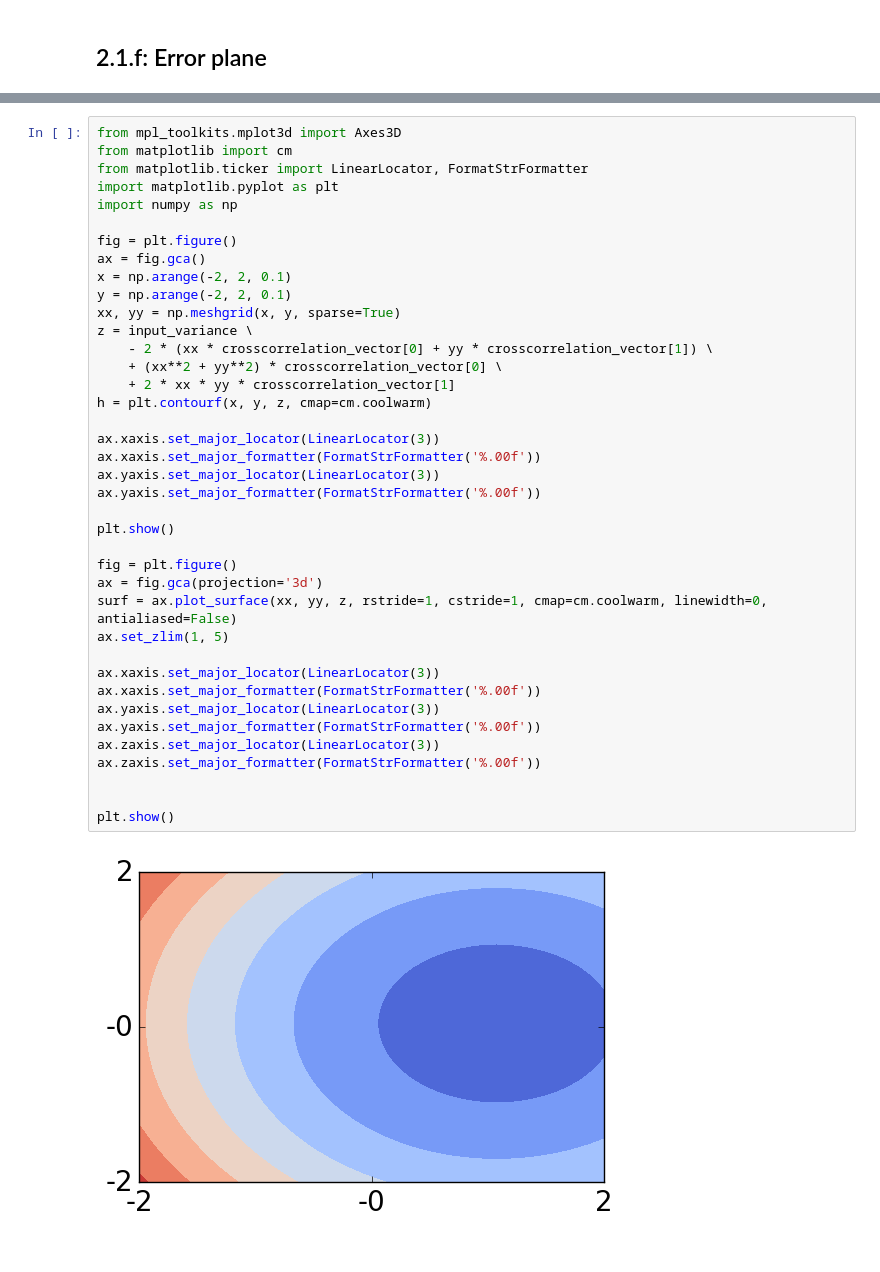
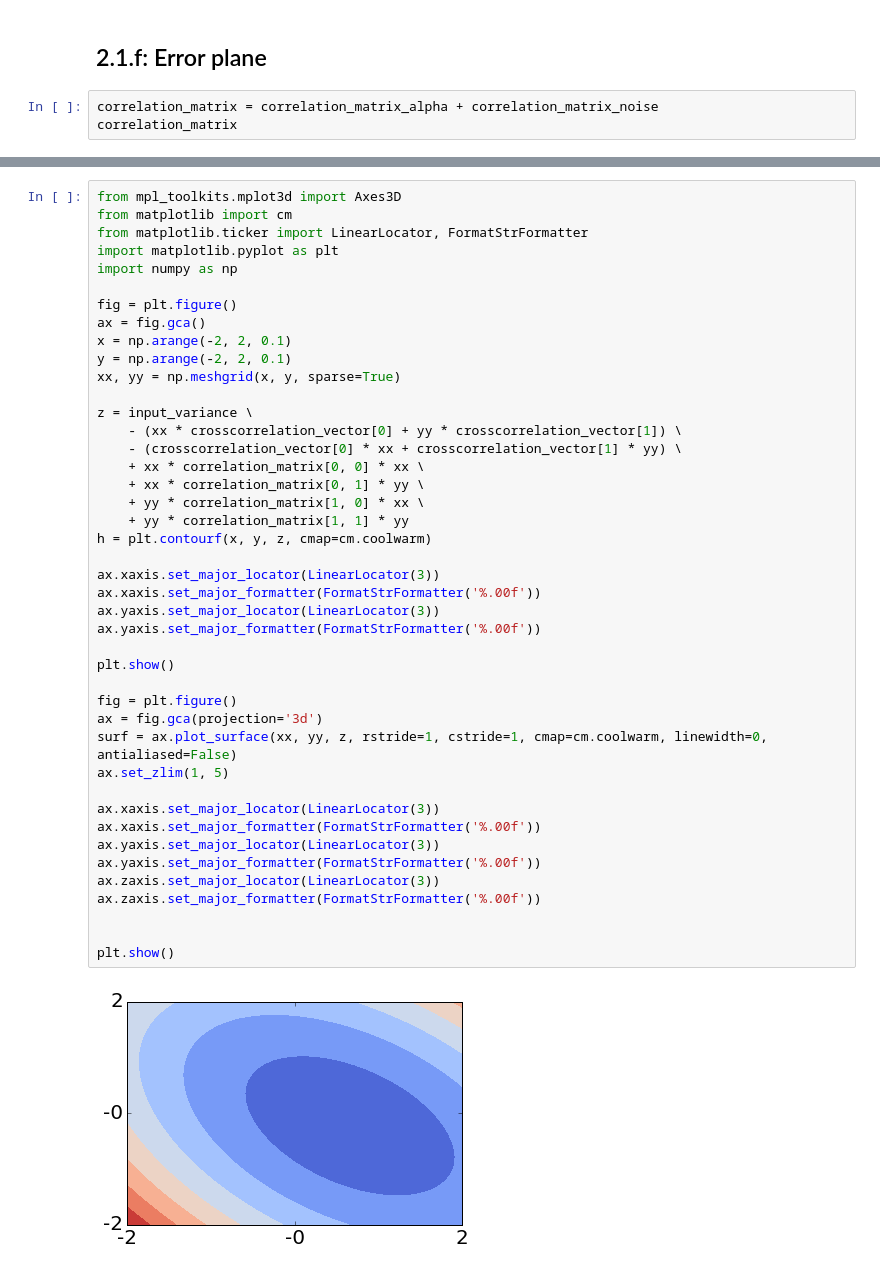
Before and after one commit to fgnt/oaf, a Jupyter notebook: notebooks/Exercises/E2 - Wiener Filter.ipynb, the cells around one changed output, grey strips where cells are left out. Cells and saved outputs as stored; diff of their text form.

```diff
--- a/notebooks/Exercises/E2 - Wiener Filter.ipynb
+++ b/notebooks/Exercises/E2 - Wiener Filter.ipynb
@@ -179,3 +179,6 @@ mse
 array([[ 0.]])
 # %% [markdown]
 ## 2.1.f: Error plane
+# %%
+correlation_matrix = correlation_matrix_alpha + correlation_matrix_noise
+correlation_matrix
@@ -189,34 +197,38 @@ import numpy as np
 fig = plt.figure()
 ax = fig.gca()
 x = np.arange(-2, 2, 0.1)
 y = np.arange(-2, 2, 0.1)
 xx, yy = np.meshgrid(x, y, sparse=True)
+
 z = input_variance \
-    - 2 * (xx * crosscorrelation_vector[0] + yy * crosscorrelation_vector[1]) \
-    + (xx**2 + yy**2) * crosscorrelation_vector[0] \
-    + 2 * xx * yy * crosscorrelation_vector[1]
+    - (xx * crosscorrelation_vector[0] + yy * crosscorrelation_vector[1]) \
+    - (crosscorrelation_vector[0] * xx + crosscorrelation_vector[1] * yy) \
+    + xx * correlation_matrix[0, 0] * xx \
+    + xx * correlation_matrix[0, 1] * yy \
+    + yy * correlation_matrix[1, 0] * xx \
+    + yy * correlation_matrix[1, 1] * yy
 h = plt.contourf(x, y, z, cmap=cm.coolwarm)
 
 ax.xaxis.set_major_locator(LinearLocator(3))
 ax.xaxis.set_major_formatter(FormatStrFormatter('%.00f'))
 ax.yaxis.set_major_locator(LinearLocator(3))
 ax.yaxis.set_major_formatter(FormatStrFormatter('%.00f'))
 
 plt.show()
 
 fig = plt.figure()
 ax = fig.gca(projection='3d')
 surf = ax.plot_surface(xx, yy, z, rstride=1, cstride=1, cmap=cm.coolwarm, linewidth=0, antialiased=False)
 ax.set_zlim(1, 5)
 
 ax.xaxis.set_major_locator(LinearLocator(3))
 ax.xaxis.set_major_formatter(FormatStrFormatter('%.00f'))
 ax.yaxis.set_major_locator(LinearLocator(3))
 ax.yaxis.set_major_formatter(FormatStrFormatter('%.00f'))
 ax.zaxis.set_major_locator(LinearLocator(3))
 ax.zaxis.set_major_formatter(FormatStrFormatter('%.00f'))
 
 
 plt.show()
 # %% [output]
-[figure, old version]
+[figure, new version]
```
Also changed, not shown: parts of 3 cells of this notebook.
